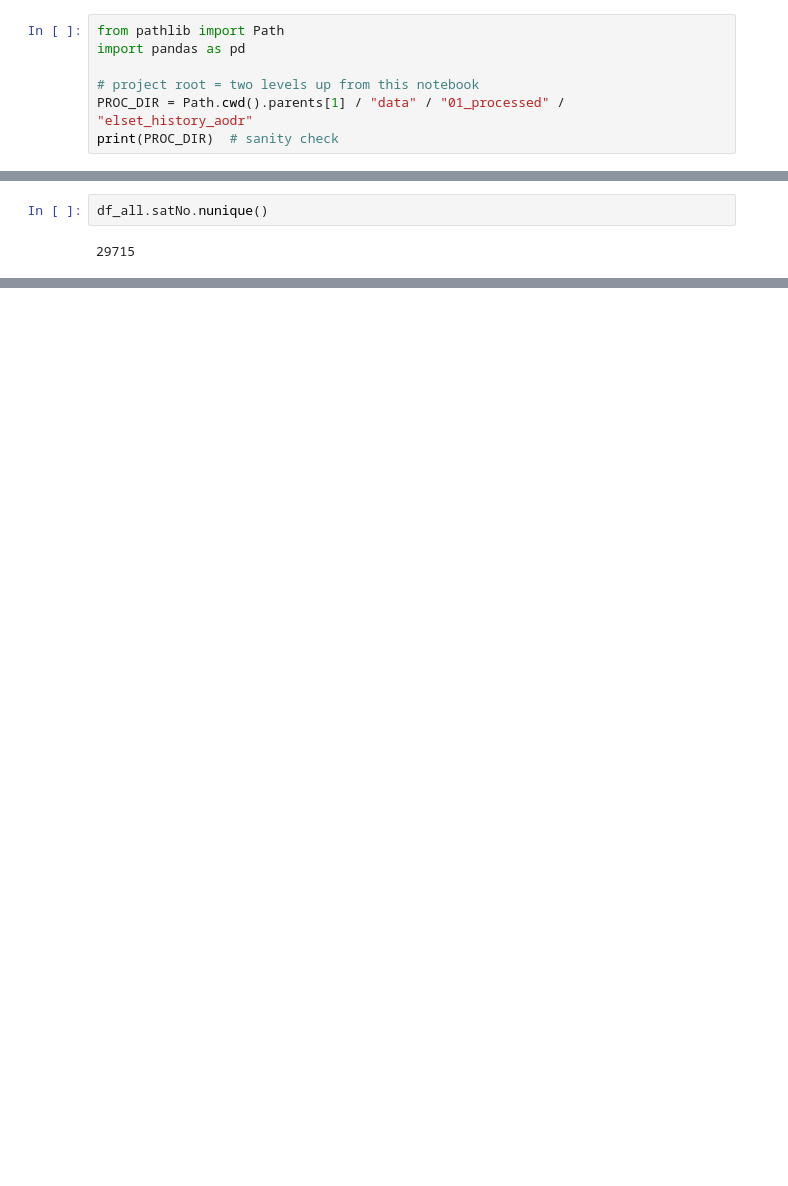
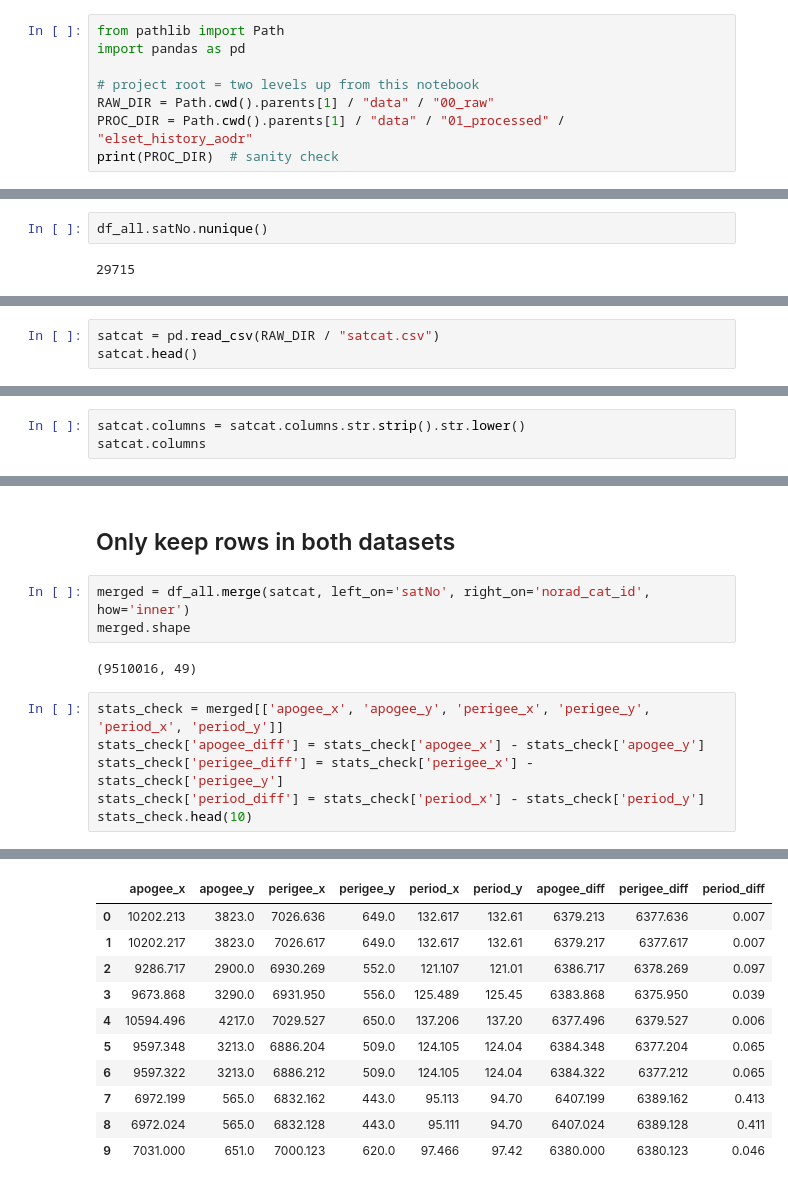
Before and after one commit to dezertdweller/Cosmic-Insights, a Jupyter notebook: notebooks/klg-eda/notebook.ipynb, the cells around one changed output, grey strips where cells are left out. Cells and saved outputs as stored; diff of their text form; blank space fills up the shorter version.

```diff
--- a/notebooks/klg-eda/notebook.ipynb
+++ b/notebooks/klg-eda/notebook.ipynb
@@ -3,6 +3,7 @@ from pathlib import Path
 import pandas as pd
 
 # project root = two levels up from this notebook
+RAW_DIR = Path.cwd().parents[1] / "data" / "00_raw"
 PROC_DIR = Path.cwd().parents[1] / "data" / "01_processed" / "elset_history_aodr"
 print(PROC_DIR)  # sanity check
 # %% [output]
@@ -123,0 +196,3 @@ df_all[(df_all['satNo'] >= 80000) & (df_all['satNo'] < 90000)]
+# %%
+satcat = pd.read_csv(RAW_DIR / "satcat.csv")
+satcat.head()
@@ -123,0 +235,3 @@ df_all[(df_all['satNo'] >= 80000) & (df_all['satNo'] < 90000)]
+# %%
+satcat.columns = satcat.columns.str.strip().str.lower()
+satcat.columns
@@ -123,0 +332,14 @@ df_all[(df_all['satNo'] >= 80000) & (df_all['satNo'] < 90000)]
+# %% [markdown]
+## Only keep rows in both datasets
+# %%
+merged = df_all.merge(satcat, left_on='satNo', right_on='norad_cat_id', how='inner')
+merged.shape
+# %% [output]
+(9510016, 49)
+# %%
+stats_check = merged[['apogee_x', 'apogee_y', 'perigee_x', 'perigee_y', 'period_x', 'period_y']]
+stats_check['apogee_diff'] = stats_check['apogee_x'] - stats_check['apogee_y']
+stats_check['perigee_diff'] = stats_check['perigee_x'] - stats_check['perigee_y']
+stats_check['period_diff'] = stats_check['period_x'] - stats_check['period_y']
+stats_check.head(10)
+# %% [output]
@@ -123,0 +361,11 @@ df_all[(df_all['satNo'] >= 80000) & (df_all['satNo'] < 90000)]
+|  | apogee_x | apogee_y | perigee_x | perigee_y | period_x | period_y | apogee_diff | perigee_diff | period_diff |
+| 0 | 10202.213 | 3823.0 | 7026.636 | 649.0 | 132.617 | 132.61 | 6379.213 | 6377.636 | 0.007 |
+| 1 | 10202.217 | 3823.0 | 7026.617 | 649.0 | 132.617 | 132.61 | 6379.217 | 6377.617 | 0.007 |
+| 2 | 9286.717 | 2900.0 | 6930.269 | 552.0 | 121.107 | 121.01 | 6386.717 | 6378.269 | 0.097 |
+| 3 | 9673.868 | 3290.0 | 6931.950 | 556.0 | 125.489 | 125.45 | 6383.868 | 6375.950 | 0.039 |
+| 4 | 10594.496 | 4217.0 | 7029.527 | 650.0 | 137.206 | 137.20 | 6377.496 | 6379.527 | 0.006 |
+| 5 | 9597.348 | 3213.0 | 6886.204 | 509.0 | 124.105 | 124.04 | 6384.348 | 6377.204 | 0.065 |
+| 6 | 9597.322 | 3213.0 | 6886.212 | 509.0 | 124.105 | 124.04 | 6384.322 | 6377.212 | 0.065 |
+| 7 | 6972.199 | 565.0 | 6832.162 | 443.0 | 95.113 | 94.70 | 6407.199 | 6389.162 | 0.413 |
+| 8 | 6972.024 | 565.0 | 6832.128 | 443.0 | 95.111 | 94.70 | 6407.024 | 6389.128 | 0.411 |
+| 9 | 7031.000 | 651.0 | 7000.123 | 620.0 | 97.466 | 97.42 | 6380.000 | 6380.123 | 0.046 |
```
Also changed, not shown: parts of 40 cells of this notebook, 1 other file.
